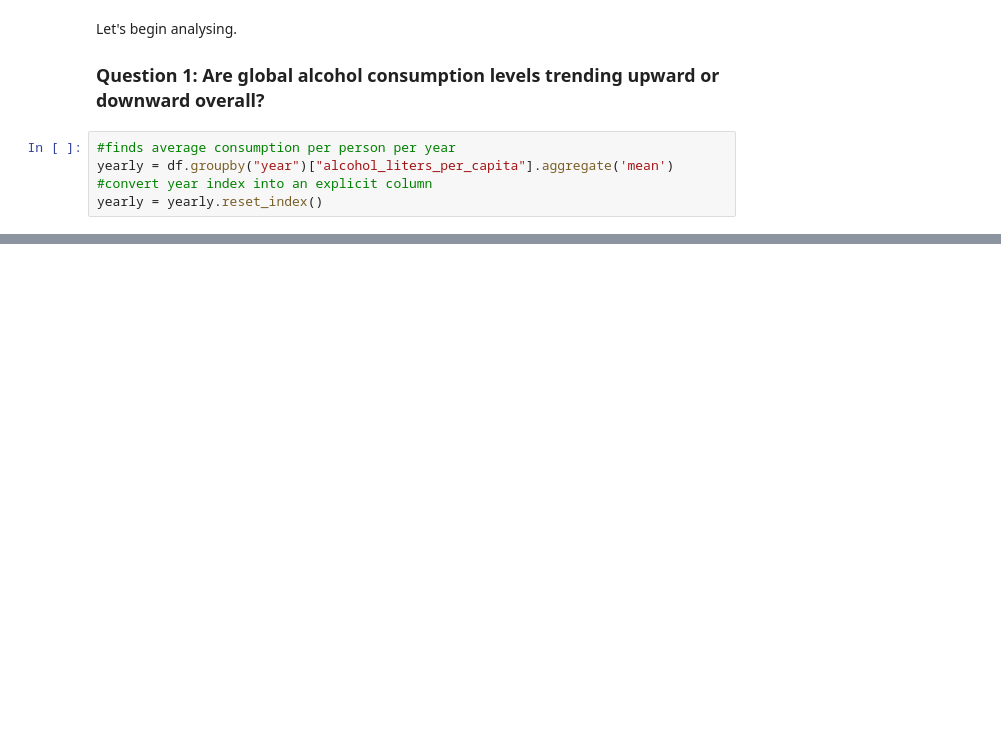
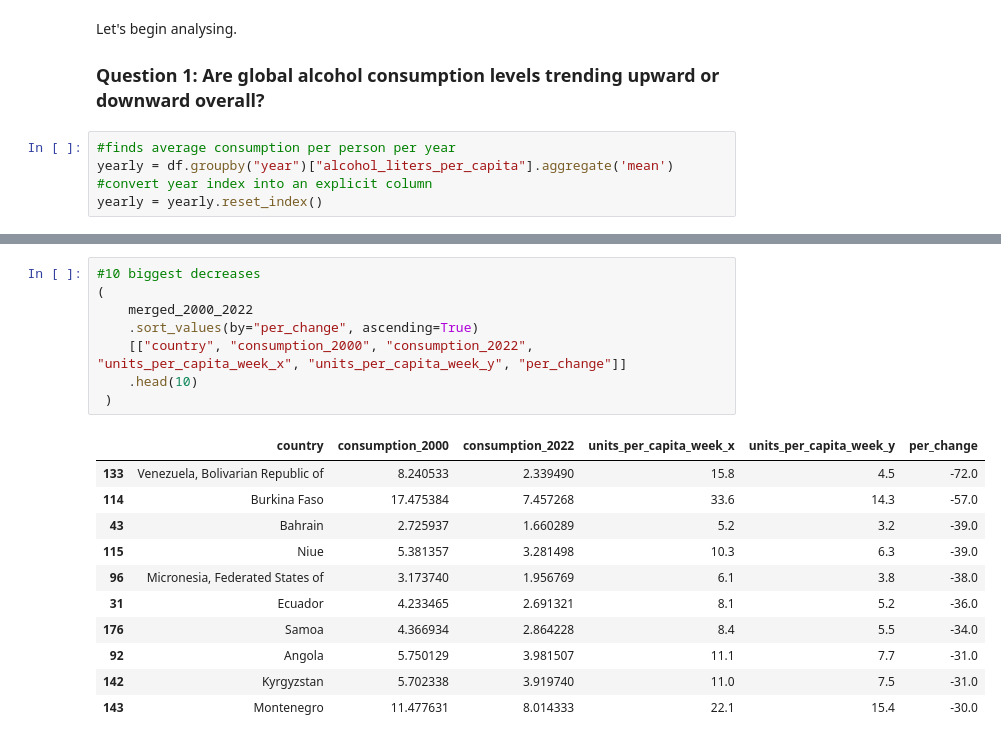
Before and after one commit to Huang-Hao-Gao/global-alcohol-consumption-analysis, a Jupyter notebook: analysis.ipynb, the cells around one changed output, grey strips where cells are left out. Saved outputs shown, nothing was run; the diff lists cells and outputs as text; blank space fills up the shorter version.

```diff
--- a/analysis.ipynb
+++ b/analysis.ipynb
@@ -150,0 +201,20 @@ We can see that Global alcohol consumption levels have been decreasing since 201
+# %%
+#10 biggest decreases
+(
+    merged_2000_2022
+    .sort_values(by="per_change", ascending=True)
+    [["country", "consumption_2000", "consumption_2022", "units_per_capita_week_x", "units_per_capita_week_y", "per_change"]]
+    .head(10)
+ )
+# %% [output]
+|  | country | consumption_2000 | consumption_2022 | units_per_capita_week_x | units_per_capita_week_y | per_change |
+| 133 | Venezuela, Bolivarian Republic of | 8.240533 | 2.339490 | 15.8 | 4.5 | -72.0 |
+| 114 | Burkina Faso | 17.475384 | 7.457268 | 33.6 | 14.3 | -57.0 |
+| 43 | Bahrain | 2.725937 | 1.660289 | 5.2 | 3.2 | -39.0 |
+| 115 | Niue | 5.381357 | 3.281498 | 10.3 | 6.3 | -39.0 |
+| 96 | Micronesia, Federated States of | 3.173740 | 1.956769 | 6.1 | 3.8 | -38.0 |
+| 31 | Ecuador | 4.233465 | 2.691321 | 8.1 | 5.2 | -36.0 |
+| 176 | Samoa | 4.366934 | 2.864228 | 8.4 | 5.5 | -34.0 |
+| 92 | Angola | 5.750129 | 3.981507 | 11.1 | 7.7 | -31.0 |
+| 142 | Kyrgyzstan | 5.702338 | 3.919740 | 11.0 | 7.5 | -31.0 |
+| 143 | Montenegro | 11.477631 | 8.014333 | 22.1 | 15.4 | -30.0 |
```
Also changed, not shown: parts of 9 cells of this notebook.
